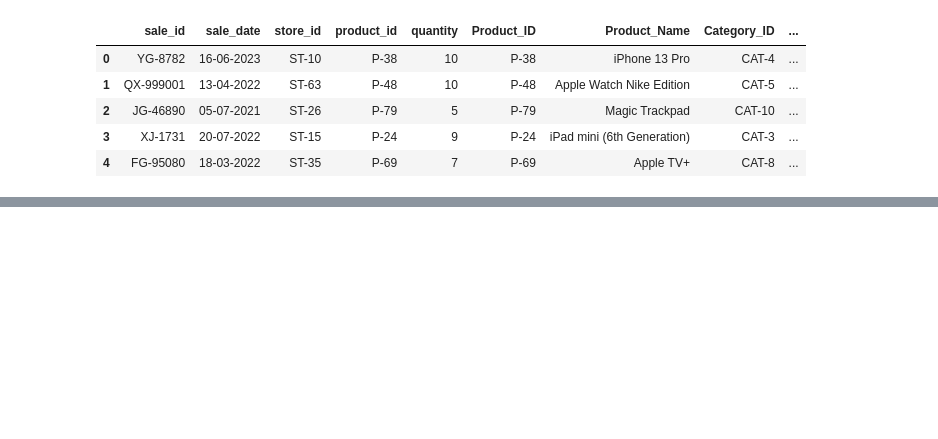
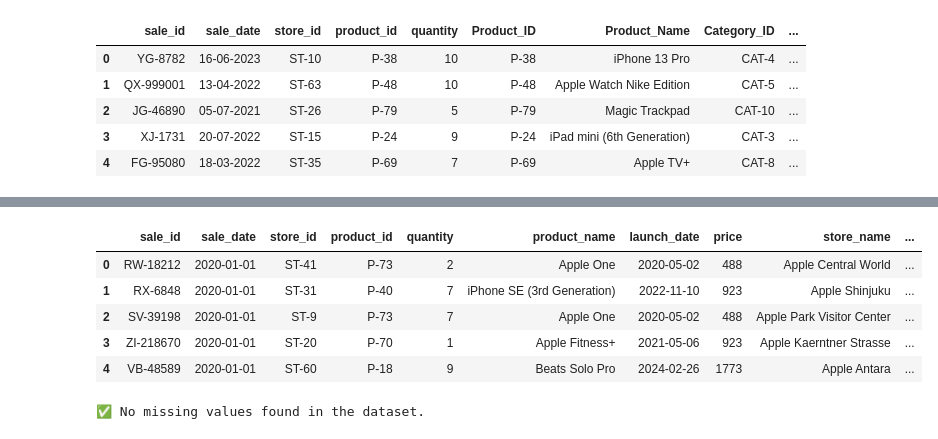
Before and after one commit to AliSherif2303/Apple-Retail-Sales-Forcasting, a Jupyter notebook: notebooks/01_data_loading_and_merging.ipynb, the cells around one changed output, grey strips where cells are left out. Cells and saved outputs as stored; diff of their text form; code cells hidden in the pictures; blank space fills up the shorter version.

```diff
--- a/notebooks/01_data_loading_and_merging.ipynb
+++ b/notebooks/01_data_loading_and_merging.ipynb
@@ -19,0 +232,33 @@ mf.head()
+# %%
+df = df.sort_values(by='sale_date', ascending=True).reset_index(drop=True)
+df.head()
+# %% [output]
+|  | sale_id | sale_date | store_id | product_id | quantity | product_name | launch_date | price | store_name | ... |
+| 0 | RW-18212 | 2020-01-01 | ST-41 | P-73 | 2 | Apple One | 2020-05-02 | 488 | Apple Central World | ... |
+| 1 | RX-6848 | 2020-01-01 | ST-31 | P-40 | 7 | iPhone SE (3rd Generation) | 2022-11-10 | 923 | Apple Shinjuku | ... |
+| 2 | SV-39198 | 2020-01-01 | ST-9 | P-73 | 7 | Apple One | 2020-05-02 | 488 | Apple Park Visitor Center | ... |
+| 3 | ZI-218670 | 2020-01-01 | ST-20 | P-70 | 1 | Apple Fitness+ | 2021-05-06 | 923 | Apple Kaerntner Strasse | ... |
+| 4 | VB-48589 | 2020-01-01 | ST-60 | P-18 | 9 | Beats Solo Pro | 2024-02-26 | 1773 | Apple Antara | ... |
+# %%
+missing_values = df.isnull().sum()
+
+
+missing_percentage = (missing_values / len(df)) * 100
+
+
+missing_report = pd.DataFrame({
+    'Missing Values': missing_values,
+    'Percentage (%)': missing_percentage
+})
+
+
+missing_report = missing_report[missing_report['Missing Values'] > 0].sort_values(by='Missing Values', ascending=False)
+
+
+if missing_report.empty:
+    print(" No missing values found in the dataset.")
+else:
+    print(" Missing values detected:")
+    display(missing_report)
+# %% [output]
+✅ No missing values found in the dataset.
```
Also changed, not shown: parts of 22 cells of this notebook, 2 other files.
